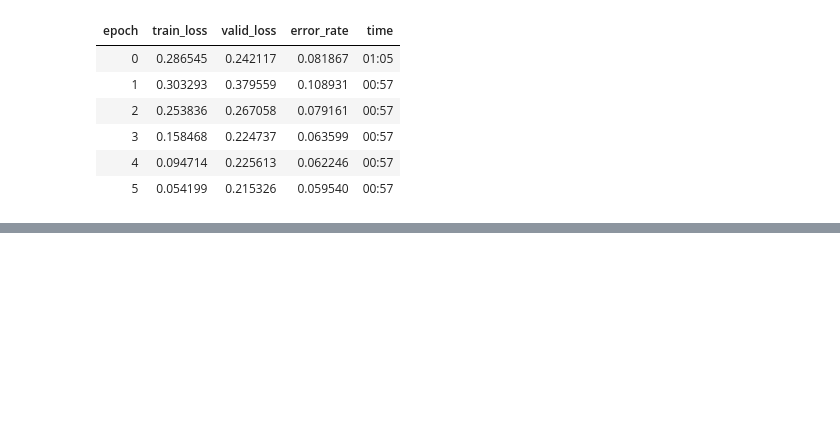
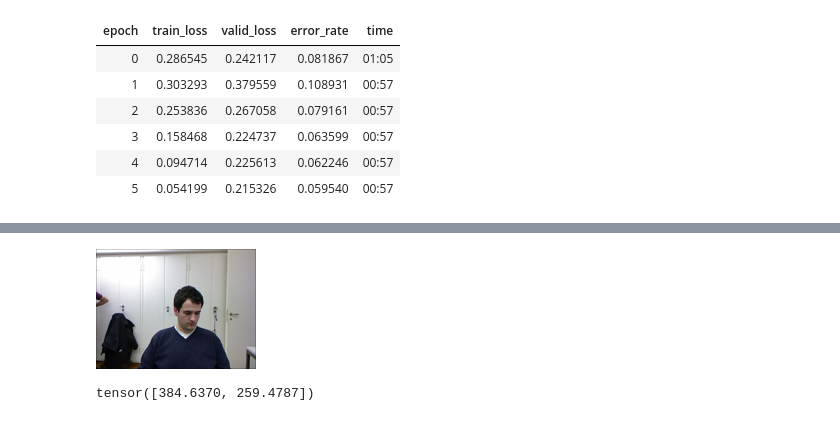
Before and after one commit to laurentprudhon/cours-deeplearning-2020, a Jupyter notebook: notebooks/05_pet_breeds_multicat.ipynb, the cells around one changed output, grey strips where cells are left out. Cells and saved outputs as stored; diff of their text form; code cells hidden in the pictures; blank space fills up the shorter version.

```diff
--- a/notebooks/05_pet_breeds.ipynb
+++ b/notebooks/05_pet_breeds_multicat.ipynb
@@ -393,0 +645,2 @@ Downloading: "https://download.pytorch.org/models/resnet50-19c8e357.pth" to /roo
+# %%
+path = untar_data(URLs.BIWI_HEAD_POSE)
@@ -393,0 +669,4 @@ Downloading: "https://download.pytorch.org/models/resnet50-19c8e357.pth" to /roo
+# %%
+im.to_thumb(160)
+# %% [output]
+[figure, added]
@@ -393,0 +680,4 @@ Downloading: "https://download.pytorch.org/models/resnet50-19c8e357.pth" to /roo
+# %%
+get_ctr(img_files[0])
+# %% [output]
+tensor([384.6370, 259.4787])
```
Also changed, not shown: parts of 62 cells of this notebook, 5 other files.
